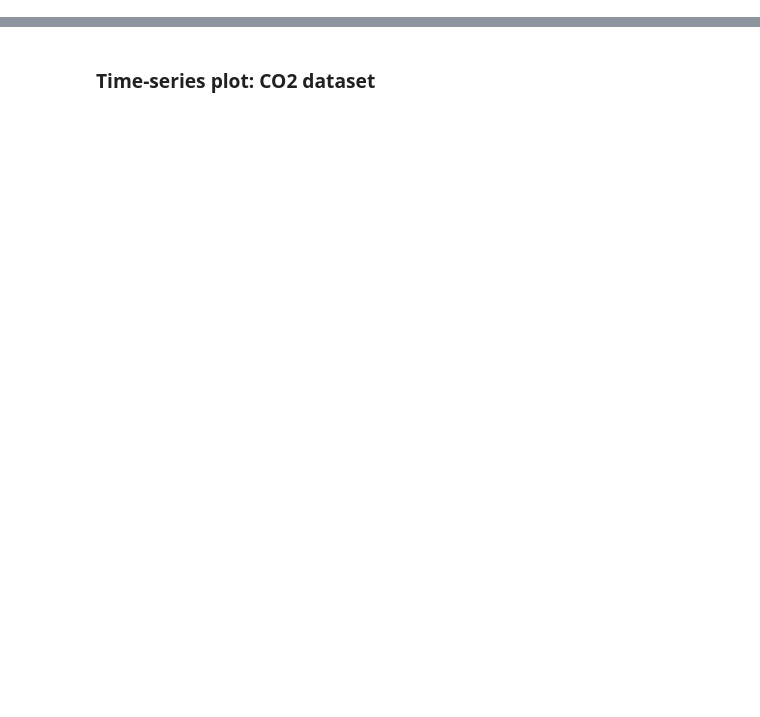
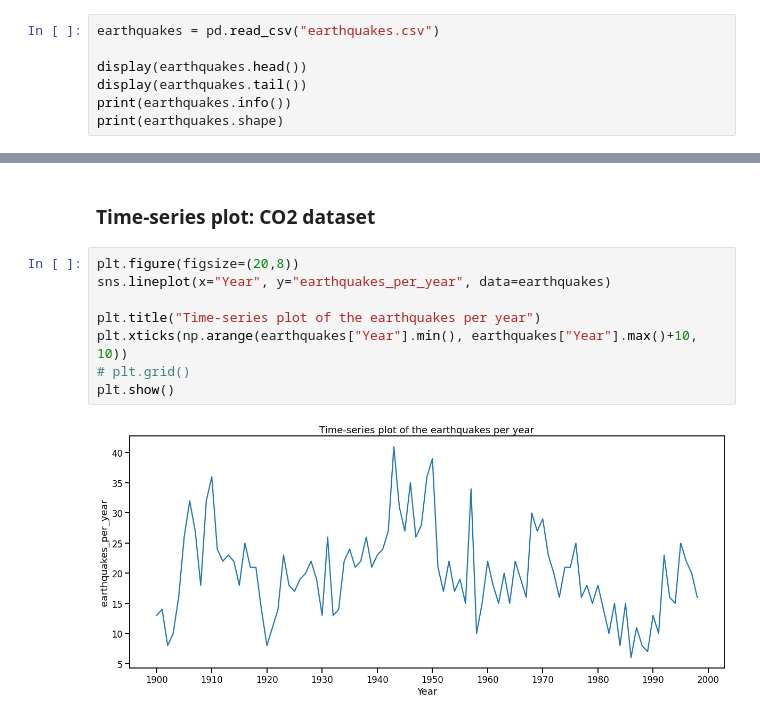
Before and after one commit to SKawsar/Data-Visualization-with-Python, a Jupyter notebook: Lecture_8.ipynb, the cells around one changed output, grey strips where cells are left out. Drawn from its saved outputs; the diff is of its cells as text; blank space fills up the shorter version.

```diff
--- a/Lecture_8.ipynb
+++ b/Lecture_8.ipynb
@@ -39,3 +39,10 @@ sns.set_context("talk")
 #### Heatmap
 # %% [markdown]
 ### Time-series plot: earthquakes dataset
+# %%
+earthquakes = pd.read_csv("earthquakes.csv")
+
+display(earthquakes.head())
+display(earthquakes.tail())
+print(earthquakes.info())
+print(earthquakes.shape)
@@ -42,2 +74,12 @@ sns.set_context("talk")
 # %% [markdown]
 ### Time-series plot: CO2 dataset
+# %%
+plt.figure(figsize=(20,8))
+sns.lineplot(x="Year", y="earthquakes_per_year", data=earthquakes)
+
+plt.title("Time-series plot of the earthquakes per year")
+plt.xticks(np.arange(earthquakes["Year"].min(), earthquakes["Year"].max()+10, 10))
+# plt.grid()
+plt.show()
+# %% [output]
+[figure, added]
```
Also changed, not shown: parts of 2 cells of this notebook.
